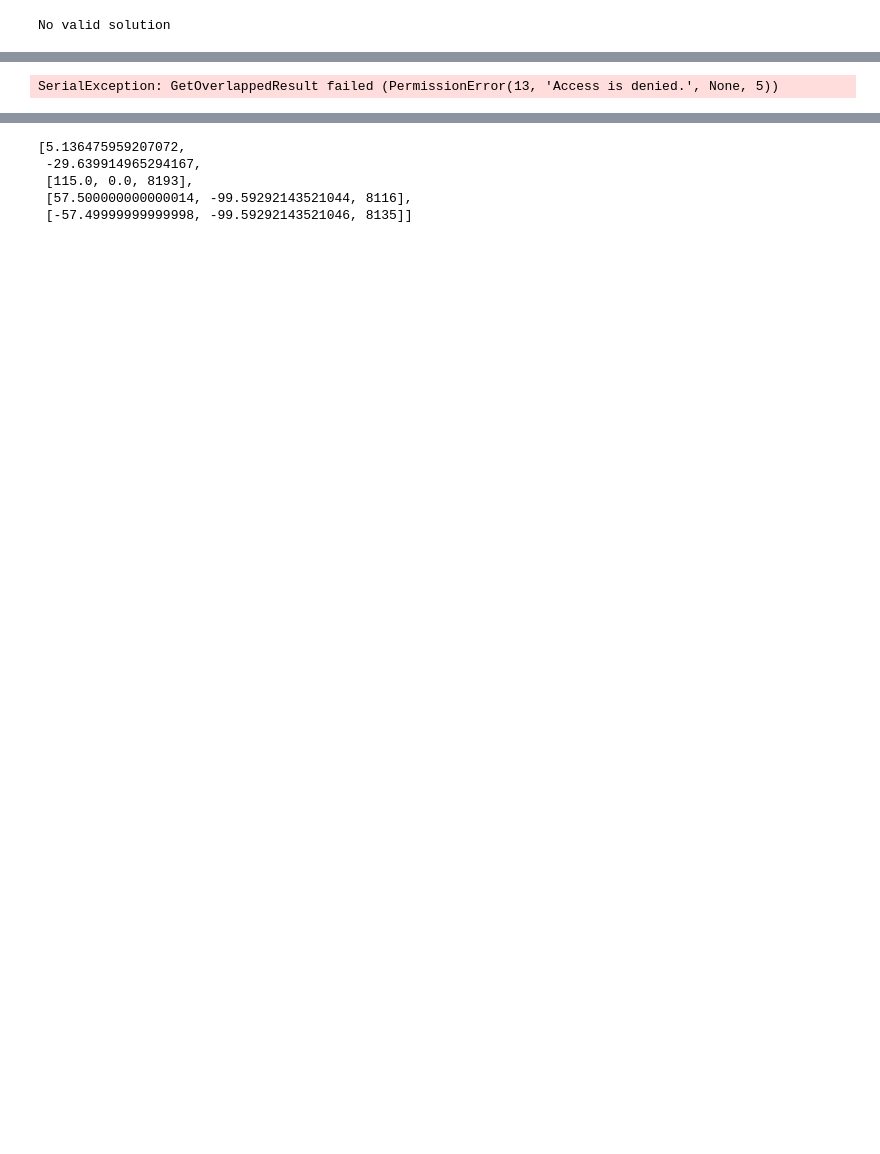
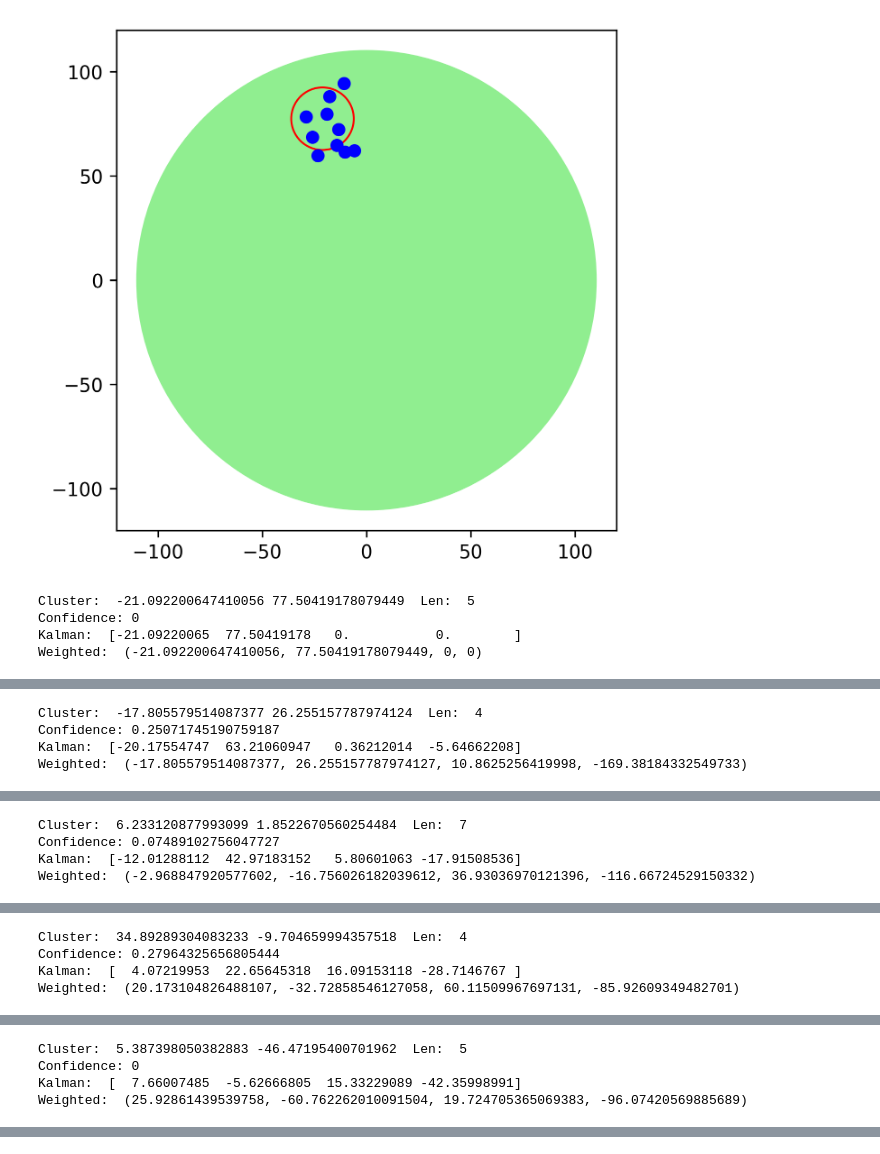
Before and after one commit to SaralTayal123/Microphone_TOA_StateEstimation, a Jupyter notebook: src/tdoa_live.ipynb, the cells around one changed output, grey strips where cells are left out. Cells and saved outputs as stored; diff of their text form; code cells hidden in the pictures; blank space fills up the shorter version.

Commit message:
Integrated Filtering
Co-authored-by: Saral Tayal <SaralTayal123@users.noreply.github.com>

```diff
--- a/src/tdoa_live.ipynb
+++ b/src/tdoa_live.ipynb
@@ -60,7 +62,7 @@ def check_sol_validity(measurement0, measurement1, measurement2):
         valid = True
     return [solx, soly, measurement0, measurement1, measurement2, valid]
 
-def solve_best_fit(measurements):
+def solve_best_fit(measurements, threshold):
     index_lut = [[0,1,2], [0,1,3], [0,1,4], [0,2,3], [0,2,4], [0,3,4], [1,2,3], [1,2,4], [1,3,4], [2,3,4]]
     sols = []
 
@@ -75,12 +77,10 @@ def solve_best_fit(measurements):
         y = [x[1] for x in sols]
         # print(f"Average: ({np.mean(x)}, {np.mean(y)})")
         valid_points = [(sol[0], sol[1]) for sol in sols if sol[-1]]
-        threshold = 10
         cluster_x, cluster_y, winning_cluster, clusters = clustering_algorithm(valid_points, threshold)
         # acceptable_clusters = [cluster for cluster in clusters if len(cluster) > 0]
         # for cluster in acceptable_clusters:
         #     cluster_x, cluster_y = np.mean(cluster, axis=0)
-        print("Cluster: ", cluster_x, cluster_y, " Len: ", len(winning_cluster))
         # # print("Cluster results: ", cluster_x, cluster_y)
         figure, axes = plt.subplots()
         field = plt.Circle((0, 0), radius_mm, color='lightgreen')
@@ -92,10 +92,11 @@ def solve_best_fit(measurements):
         plt.xlim([-radius_mm-10, radius_mm+10])
         plt.ylim([-radius_mm-10, radius_mm+10])
         plt.show()
-
-        print("")
+        print("Cluster: ", cluster_x, cluster_y, " Len: ", len(winning_cluster))
+        return cluster_x, cluster_y, np.std(winning_cluster, axis=0)
     else:
         print("No valid solution")
+        return None, None, None
 
 
     # cluster_lens = [len(cluster) for cluster in clusters]
@@ -133,19 +178,45 @@ COM8
 # %%
-ser = serial.Serial("COM8", 500000)
+ser = serial.Serial("COM3", 500000)
 # %%
 from IPython.display import clear_output
+import time
 ser.flushInput()
-while True:
+clear_output(wait=True)
+clustering_threshold = 15
+max_std = clustering_threshold / 2
+last_measurement_time = None
+initialized = False
+data = []
+for _ in range(5):
     time_data = ser.readline()
     time_data = time_data.decode('utf-8')
     time_data = time_data.split(',')
     # remove trailing \n on last element
     time_data[-1] = time_data[-1].strip()
     time_data = [int(x) for x in time_data]
-    coupled_measurements = [[radius_mm*np.cos(-i*np.pi/3), radius_mm*np.sin(-i*np.pi/3), time_data[i]] for i in range(len(time_data))]
+    coupled_measurements = [[radius_mm*np.cos(-i*2*np.pi/5), radius_mm*np.sin(-i*2*np.pi/5), time_data[i]] for i in range(len(time_data))]
     # print("Iteration ", i)
     # print("Measurments ", coupled_measurements)
-    clear_output(wait=True)
-    solve_best_fit(coupled_measurements)
+    pos_x, pos_y, std_dev = solve_best_fit(coupled_measurements, clustering_threshold)
+    if (pos_x is not None):
+        confidence_score = 1 - (np.linalg.norm(std_dev) / max_std)
+        confidence_score = min(max(confidence_score, 0), 1)
+        current_time = time.time()
+        dt = (current_time - last_measurement_time) if last_measurement_time is not None else 0
+        kal_ret, _ = kalman_filter(pos_x, pos_y, not initialized, dt=dt)
+        weight_ret = weighted_avg_filter((pos_x, pos_y), not initialized, current_time, confidence_score)
+        last_measurement_time = current_time
+        initialized = True
+        data.append([(pos_x, pos_y, std_dev), kal_ret, weight_ret])
+        print("Confidence:", confidence_score)
+        print("Kalman: ", kal_ret.reshape(-1))
+        print("Weighted: ", weight_ret)
+        print("")
+
+viz(data)
 # %% [output]
+[figure, added]
-No valid solution
+Cluster:  -21.092200647410056 77.50419178079449  Len:  5
+Confidence: 0
+Kalman:  [-21.09220065  77.50419178   0.           0.        ]
+Weighted:  (-21.092200647410056, 77.50419178079449, 0, 0)
@@ -152 +224,4 @@ No valid solution
-SerialException: GetOverlappedResult failed (PermissionError(13, 'Access is denied.', None, 5))
+Cluster:  -17.805579514087377 26.255157787974124  Len:  4
+Confidence: 0.25071745190759187
+Kalman:  [-20.17554747  63.21060947   0.36212014  -5.64662208]
+Weighted:  (-17.805579514087377, 26.255157787974127, 10.8625256419998, -169.38184332549733)
@@ -152,0 +229,4 @@ SerialException: GetOverlappedResult failed (PermissionError(13, 'Access is deni
+Cluster:  6.233120877993099 1.8522670560254484  Len:  7
+Confidence: 0.07489102756047727
+Kalman:  [-12.01288112  42.97183152   5.80601063 -17.91508536]
+Weighted:  (-2.968847920577602, -16.756026182039612, 36.93036970121396, -116.66724529150332)
@@ -152,0 +234,4 @@ SerialException: GetOverlappedResult failed (PermissionError(13, 'Access is deni
+Cluster:  34.89289304083233 -9.704659994357518  Len:  4
+Confidence: 0.27964325656805444
+Kalman:  [  4.07219953  22.65645318  16.09153118 -28.7146767 ]
+Weighted:  (20.173104826488107, -32.72858546127058, 60.11509967697131, -85.92609349482701)
@@ -152,0 +239,4 @@ SerialException: GetOverlappedResult failed (PermissionError(13, 'Access is deni
+Cluster:  5.387398050382883 -46.47195400701962  Len:  5
+Confidence: 0
+Kalman:  [  7.66007485  -5.62666805  15.33229089 -42.35998991]
+Weighted:  (25.92861439539758, -60.762262010091504, 19.724705365069383, -96.07420569885689)
@@ -155,8 +243,0 @@ ser = serial.Serial('COM8', 500000)
-# %%
-ret_data[0]
-# %% [output]
-[5.136475959207072,
- -29.639914965294167,
- [115.0, 0.0, 8193],
- [57.500000000000014, -99.59292143521044, 8116],
- [-57.49999999999998, -99.59292143521046, 8135]]
```
Also changed, not shown: parts of 8 cells of this notebook, 10 other files.
